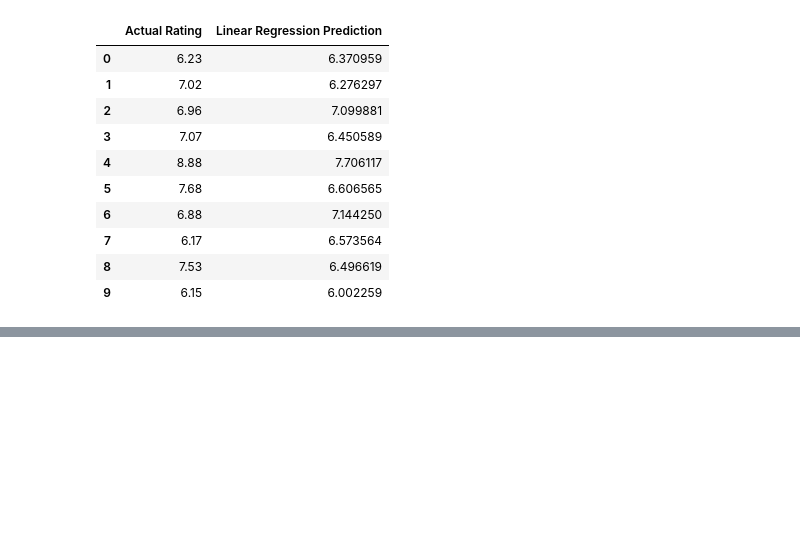
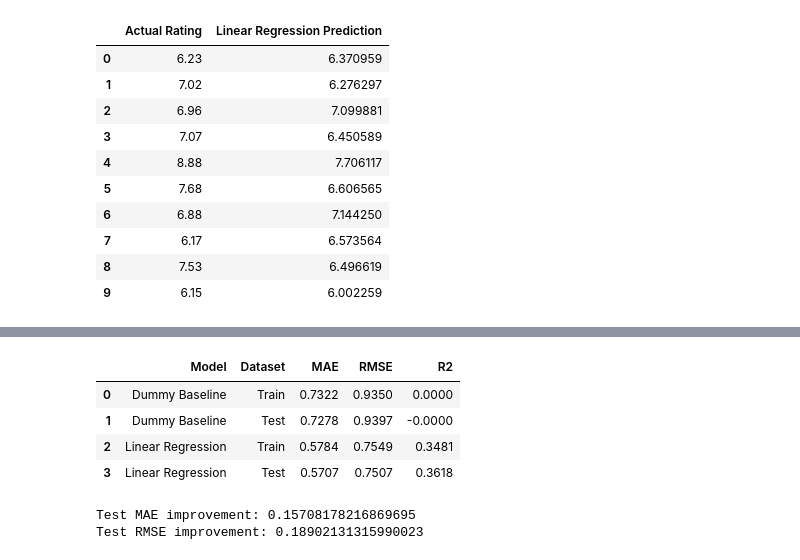
Before and after one commit to Agnogh/board-game-rating-predictor, a Jupyter notebook: notebooks/05_baseline_model_training.ipynb, the cells around one changed output, grey strips where cells are left out. Cells and saved outputs as stored; diff of their text form; code cells hidden in the pictures; blank space fills up the shorter version.

```diff
--- a/notebooks/05_baseline_model_training.ipynb
+++ b/notebooks/05_baseline_model_training.ipynb
@@ -373,0 +479,37 @@ We are not ealuating model predictions against dummy baseline just yet (in next
+# %%
+# Create rounded version of the model performance table to easy read
+model_performance_rounded = model_performance.copy()
+
+model_performance_rounded[["MAE", "RMSE", "R2"]] = (
+    model_performance_rounded[["MAE", "RMSE", "R2"]]
+    .round(4)
+)
+
+model_performance_rounded
+# full precision table is good for exact values
+# rounded numbers is easier to read in notebook
+# both versions are kept
+# %% [output]
+|  | Model | Dataset | MAE | RMSE | R2 |
+| 0 | Dummy Baseline | Train | 0.7322 | 0.9350 | 0.0000 |
+| 1 | Dummy Baseline | Test | 0.7278 | 0.9397 | -0.0000 |
+| 2 | Linear Regression | Train | 0.5784 | 0.7549 | 0.3481 |
+| 3 | Linear Regression | Test | 0.5707 | 0.7507 | 0.3618 |
+# %%
+# - EArly Check if models are learnign actually something useful
+# Calculate Linear Regression improvement over dummy baseline on test set
+mae_improvement = (
+    baseline_test_metrics["MAE"]
+    - linear_test_metrics["MAE"]
+)
+
+rmse_improvement = (
+    baseline_test_metrics["RMSE"]
+    - linear_test_metrics["RMSE"]
+)
+
+print("Test MAE improvement:", mae_improvement)
+print("Test RMSE improvement:", rmse_improvement)
+# %% [output]
+Test MAE improvement: 0.15708178216869695
+Test RMSE improvement: 0.18902131315990023
```
Also changed, not shown: parts of 8 cells of this notebook.
